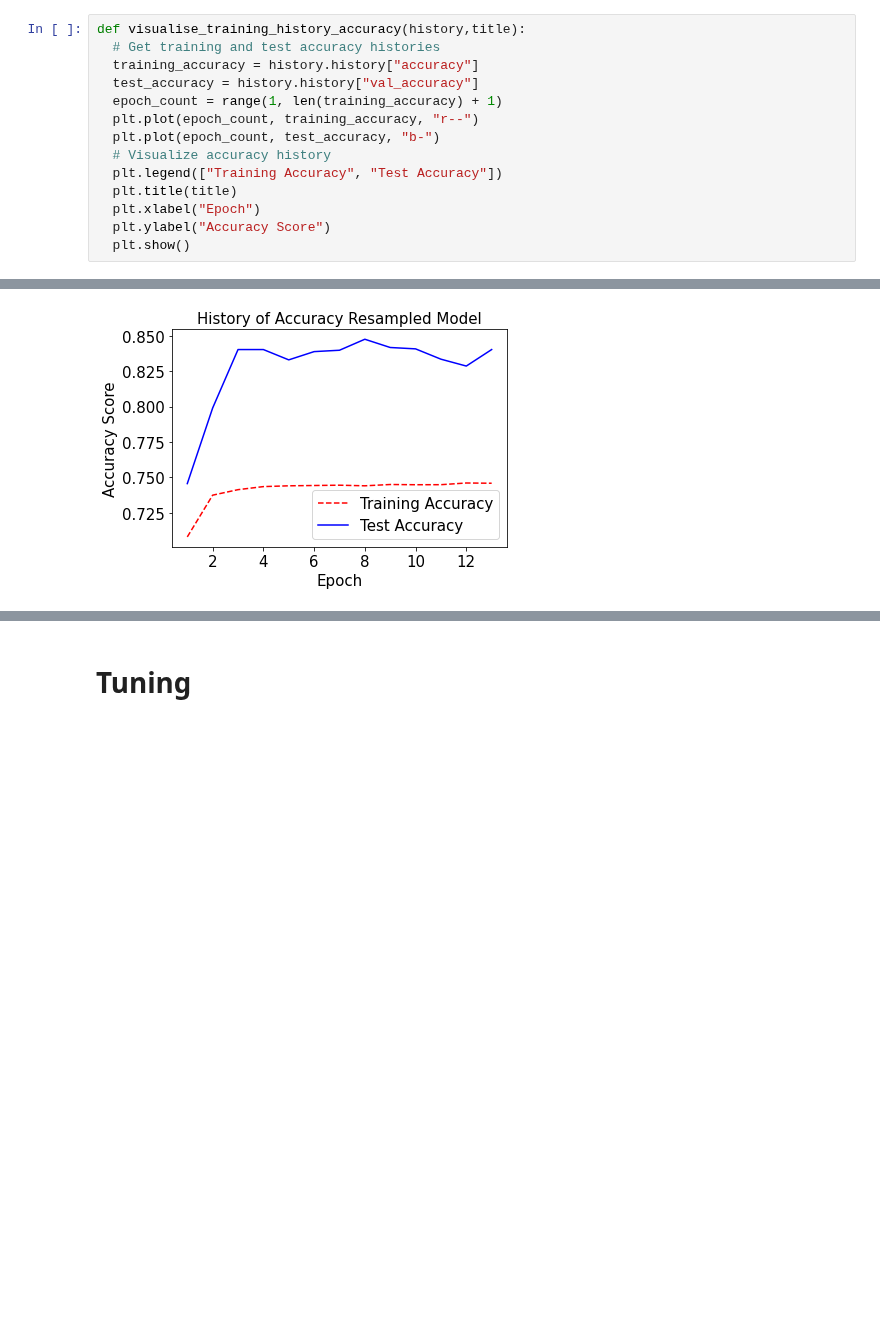
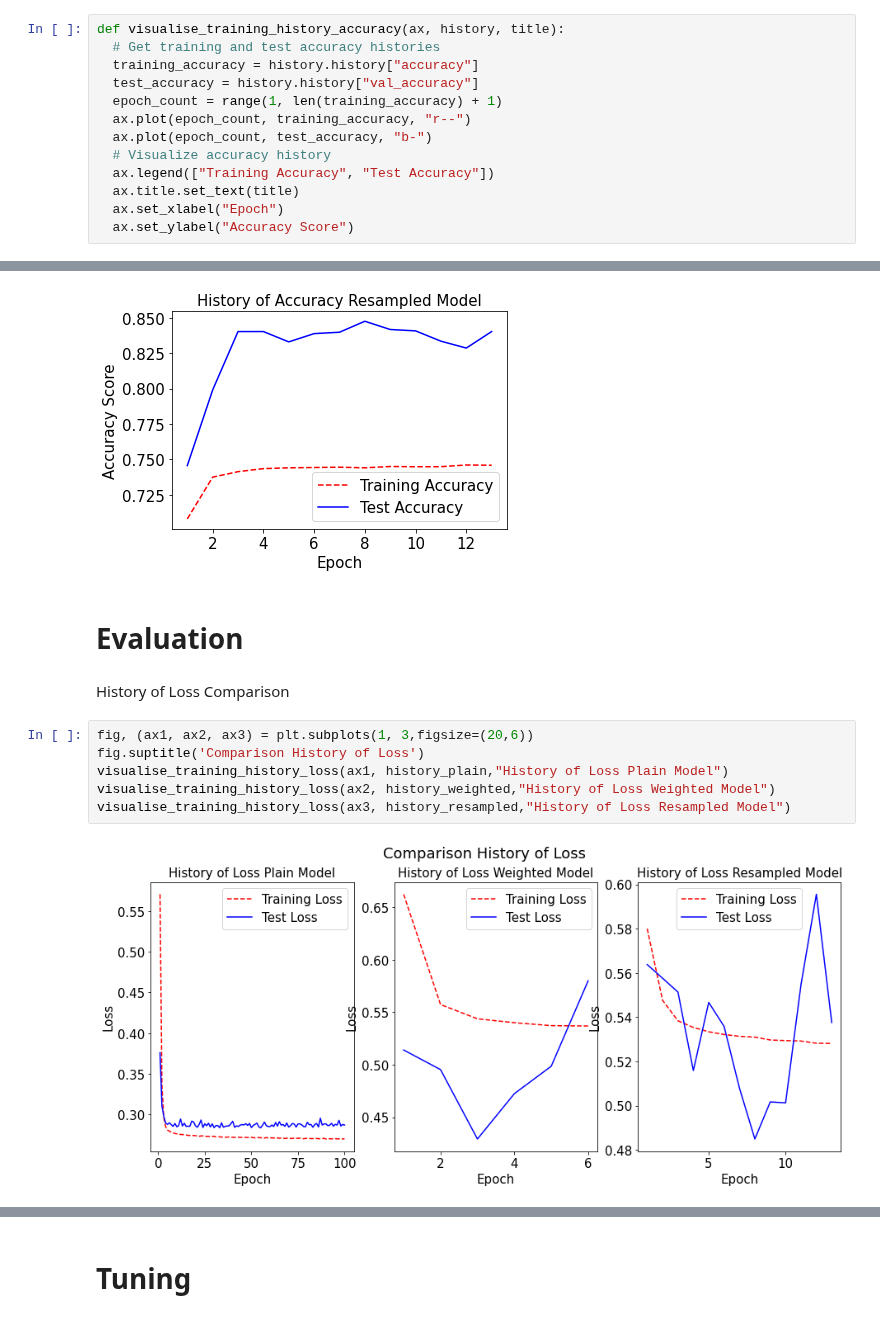
Before and after one commit to claredavies/MachineLearningCoursework, a Jupyter notebook: Assignment1/MLAssignment1KerrasUnbalancedData.ipynb, the cells around one changed output, grey strips where cells are left out. Drawn from its saved outputs; the diff is of its cells as text; blank space fills up the shorter version.

```diff
--- a/Assignment1/MLAssignment1KerrasUnbalancedData.ipynb
+++ b/Assignment1/MLAssignment1KerrasUnbalancedData.ipynb
@@ -212,17 +221,16 @@ def print_metrics(model, evaluation_results, predictions):
   print(f'f1 score: {f1_score(y_test, np.round(y_pred.flatten()))}')
   print()
 # %%
-def visualise_training_history_accuracy(history,title):
+def visualise_training_history_accuracy(ax, history, title):
   # Get training and test accuracy histories
   training_accuracy = history.history["accuracy"]
   test_accuracy = history.history["val_accuracy"]
   epoch_count = range(1, len(training_accuracy) + 1)
-  plt.plot(epoch_count, training_accuracy, "r--")
-  plt.plot(epoch_count, test_accuracy, "b-")
+  ax.plot(epoch_count, training_accuracy, "r--")
+  ax.plot(epoch_count, test_accuracy, "b-")
   # Visualize accuracy history
-  plt.legend(["Training Accuracy", "Test Accuracy"])
-  plt.title(title)
-  plt.xlabel("Epoch")
-  plt.ylabel("Accuracy Score")
-  plt.show()
+  ax.legend(["Training Accuracy", "Test Accuracy"])
+  ax.title.set_text(title)
+  ax.set_xlabel("Epoch")
+  ax.set_ylabel("Accuracy Score")
 # %%
@@ -511,3 +521,15 @@ visualise_training_history_loss(history_resampled,"History of Loss Resampled Mod
 visualise_training_history_accuracy(history_resampled,"History of Accuracy Resampled Model")
 # %% [output]
 [figure]
+# %% [markdown]
+# Evaluation
+# %% [markdown]
+History of Loss Comparison
+# %%
+fig, (ax1, ax2, ax3) = plt.subplots(1, 3,figsize=(20,6))
+fig.suptitle('Comparison History of Loss')
+visualise_training_history_loss(ax1, history_plain,"History of Loss Plain Model")
+visualise_training_history_loss(ax2, history_weighted,"History of Loss Weighted Model")
+visualise_training_history_loss(ax3, history_resampled,"History of Loss Resampled Model")
+# %% [output]
+[figure, added]
```
Also changed, not shown: parts of 12 cells of this notebook.
